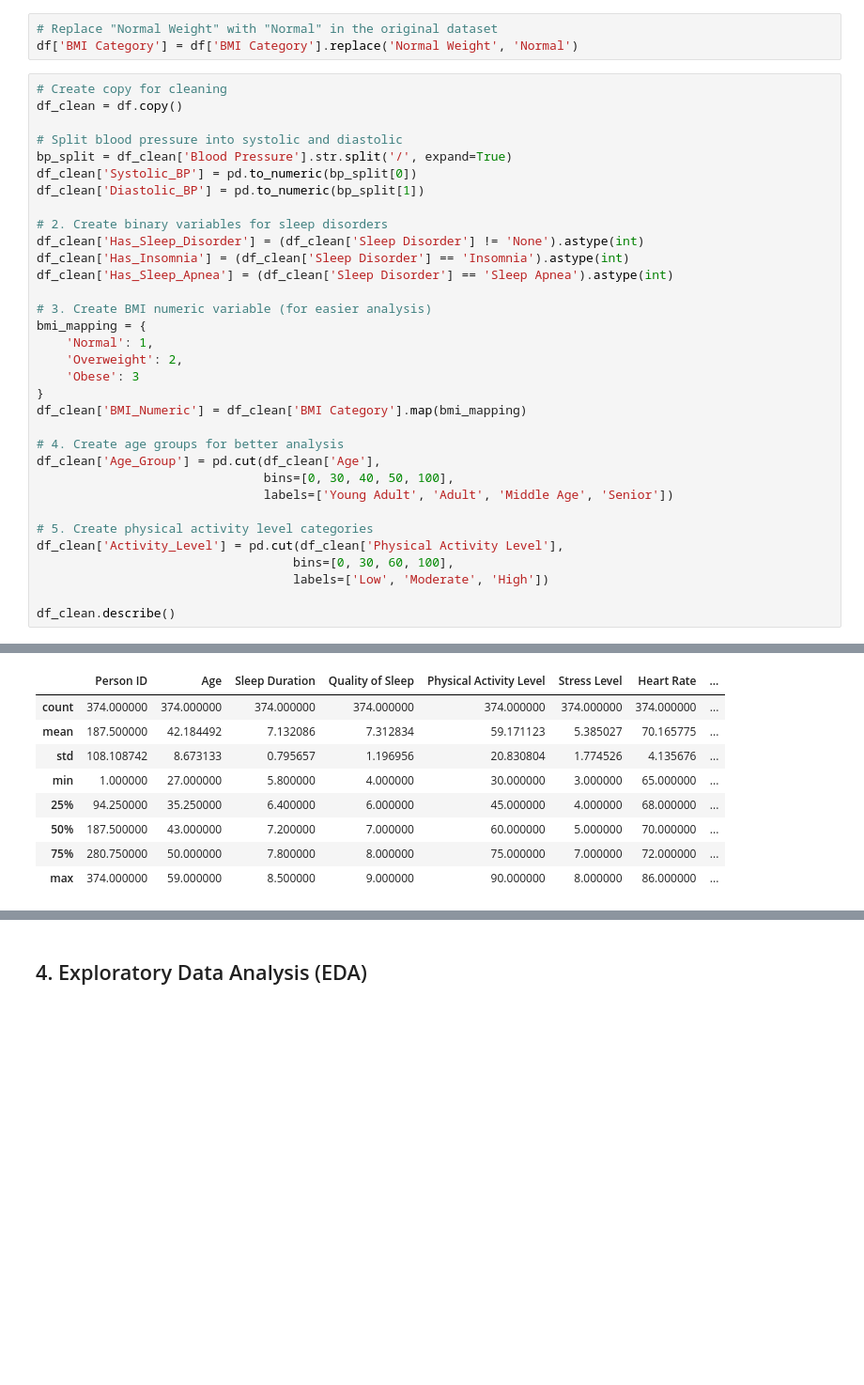
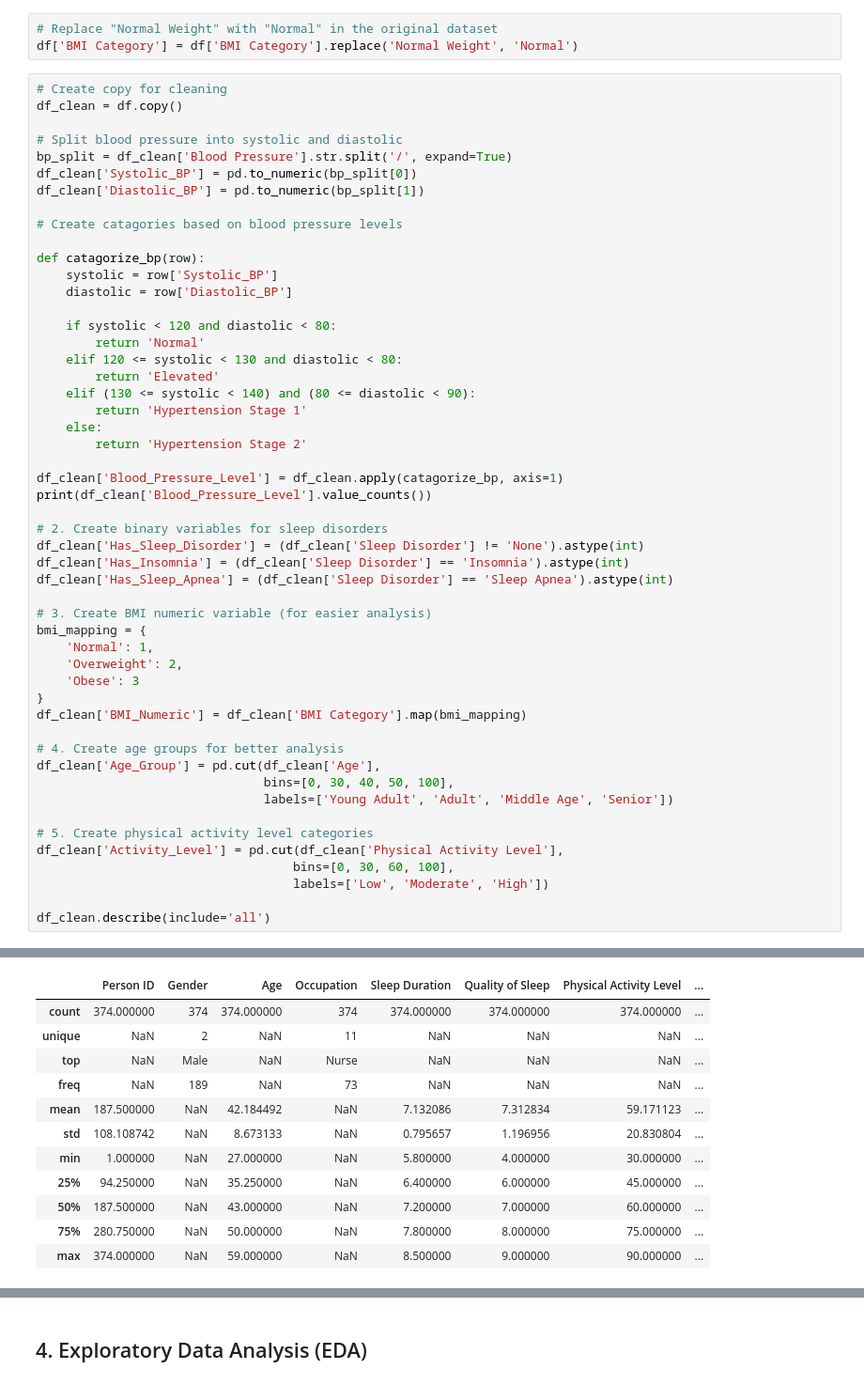
Before and after one commit to itswwong/csm148-project, a Jupyter notebook: CS148_Project.ipynb, the cells around one changed output, grey strips where cells are left out. Shown at 94% size. Drawn from its saved outputs; the diff is of its cells as text; blank space fills up the shorter version.

```diff
--- a/CS148_Project.ipynb
+++ b/CS148_Project.ipynb
@@ -55,6 +55,24 @@ df_clean = df.copy()
 bp_split = df_clean['Blood Pressure'].str.split('/', expand=True)
 df_clean['Systolic_BP'] = pd.to_numeric(bp_split[0])
 df_clean['Diastolic_BP'] = pd.to_numeric(bp_split[1])
+
+# Create catagories based on blood pressure levels
+
+def catagorize_bp(row):
+    systolic = row['Systolic_BP']
+    diastolic = row['Diastolic_BP']
+
+    if systolic < 120 and diastolic < 80:
+        return 'Normal'
+    elif 120 <= systolic < 130 and diastolic < 80:
+        return 'Elevated'
+    elif (130 <= systolic < 140) and (80 <= diastolic < 90):
+        return 'Hypertension Stage 1'
+    else:
+        return 'Hypertension Stage 2'
+
+df_clean['Blood_Pressure_Level'] = df_clean.apply(catagorize_bp, axis=1)
+print(df_clean['Blood_Pressure_Level'].value_counts())
 
 # 2. Create binary variables for sleep disorders
 df_clean['Has_Sleep_Disorder'] = (df_clean['Sleep Disorder'] != 'None').astype(int)
@@ -79,5 +97,5 @@ df_clean['Activity_Level'] = pd.cut(df_clean['Physical Activity Level'],
                                    bins=[0, 30, 60, 100],
                                    labels=['Low', 'Moderate', 'High'])
 
-df_clean.describe()
+df_clean.describe(include='all')
 # %% [output]
@@ -101,9 +108,12 @@ df_clean.describe()
-|  | Person ID | Age | Sleep Duration | Quality of Sleep | Physical Activity Level | Stress Level | Heart Rate | ... |
-| count | 374.000000 | 374.000000 | 374.000000 | 374.000000 | 374.000000 | 374.000000 | 374.000000 | ... |
-| mean | 187.500000 | 42.184492 | 7.132086 | 7.312834 | 59.171123 | 5.385027 | 70.165775 | ... |
-| std | 108.108742 | 8.673133 | 0.795657 | 1.196956 | 20.830804 | 1.774526 | 4.135676 | ... |
-| min | 1.000000 | 27.000000 | 5.800000 | 4.000000 | 30.000000 | 3.000000 | 65.000000 | ... |
-| 25% | 94.250000 | 35.250000 | 6.400000 | 6.000000 | 45.000000 | 4.000000 | 68.000000 | ... |
-| 50% | 187.500000 | 43.000000 | 7.200000 | 7.000000 | 60.000000 | 5.000000 | 70.000000 | ... |
-| 75% | 280.750000 | 50.000000 | 7.800000 | 8.000000 | 75.000000 | 7.000000 | 72.000000 | ... |
-| max | 374.000000 | 59.000000 | 8.500000 | 9.000000 | 90.000000 | 8.000000 | 86.000000 | ... |
+|  | Person ID | Gender | Age | Occupation | Sleep Duration | Quality of Sleep | Physical Activity Level | ... |
+| count | 374.000000 | 374 | 374.000000 | 374 | 374.000000 | 374.000000 | 374.000000 | ... |
+| unique | NaN | 2 | NaN | 11 | NaN | NaN | NaN | ... |
+| top | NaN | Male | NaN | Nurse | NaN | NaN | NaN | ... |
+| freq | NaN | 189 | NaN | 73 | NaN | NaN | NaN | ... |
+| mean | 187.500000 | NaN | 42.184492 | NaN | 7.132086 | 7.312834 | 59.171123 | ... |
+| std | 108.108742 | NaN | 8.673133 | NaN | 0.795657 | 1.196956 | 20.830804 | ... |
+| min | 1.000000 | NaN | 27.000000 | NaN | 5.800000 | 4.000000 | 30.000000 | ... |
+| 25% | 94.250000 | NaN | 35.250000 | NaN | 6.400000 | 6.000000 | 45.000000 | ... |
+| 50% | 187.500000 | NaN | 43.000000 | NaN | 7.200000 | 7.000000 | 60.000000 | ... |
+| 75% | 280.750000 | NaN | 50.000000 | NaN | 7.800000 | 8.000000 | 75.000000 | ... |
+| max | 374.000000 | NaN | 59.000000 | NaN | 8.500000 | 9.000000 | 90.000000 | ... |
```
Also changed, not shown: parts of 2 cells of this notebook, 1 other file.
